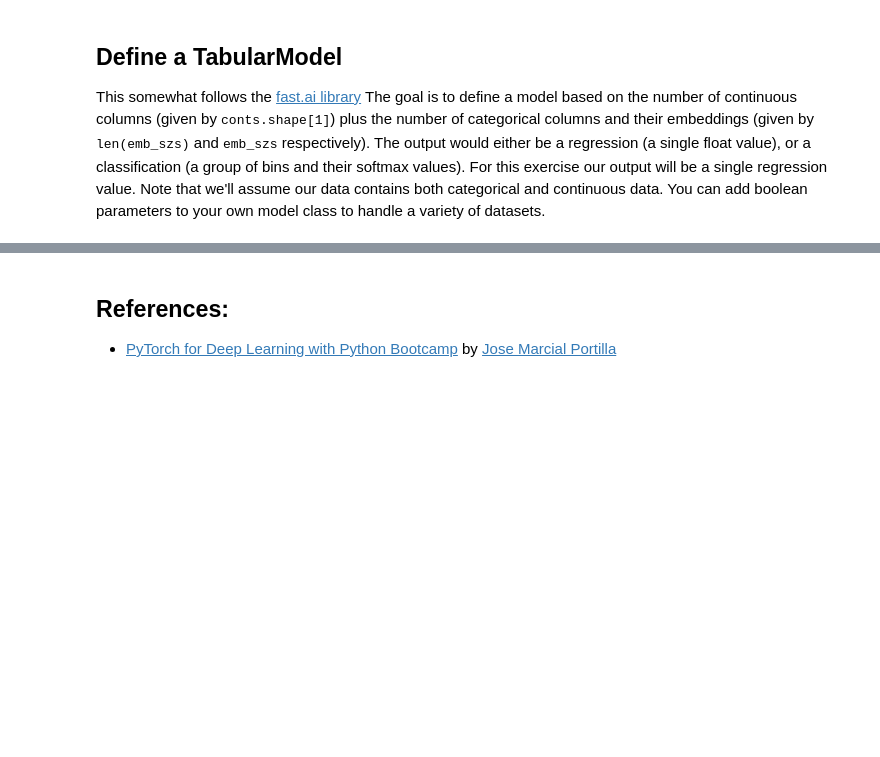
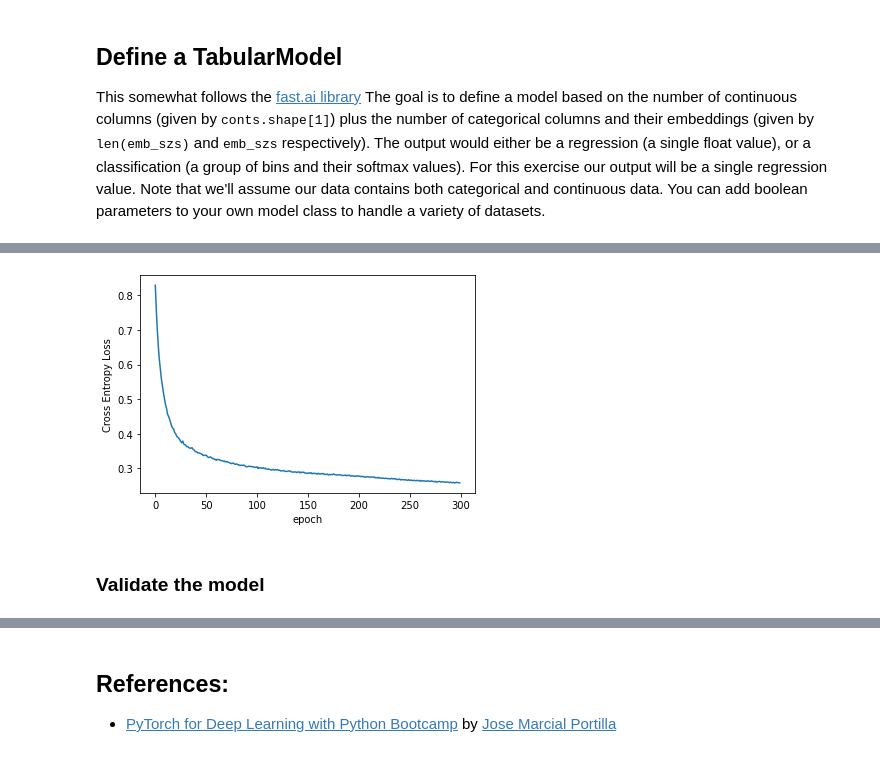
Before and after one commit to arminnorouzi/machine_learning_course_UofA_MECE610, a Jupyter notebook: L07_Deep_Learning_with_PyTorch/L07a_PyTorch_Intro/ANN_full_modeling_using_PyTorch.ipynb, the cells around one changed output, grey strips where cells are left out. Drawn from its saved outputs; the diff is of its cells as text; code cells hidden in the pictures; blank space fills up the shorter version.

```diff
--- a/L07_Deep_Learning_with_PyTorch/L07a_PyTorch_Intro/ANN_full_modeling_using_PyTorch.ipynb
+++ b/L07_Deep_Learning_with_PyTorch/L07a_PyTorch_Intro/ANN_full_modeling_using_PyTorch.ipynb
@@ -450,0 +645,3 @@ class TabularModel(nn.Module):
+# %%
+emb_szs = [(24, 12), (2, 1), (7, 4)]
+model2 = TabularModel(emb_szs, 6, 1, [200,100], p=0.4)
@@ -450,0 +730,3 @@ class TabularModel(nn.Module):
+# %%
+torch.manual_seed(33)
+model_classification = TabularModel(emb_szs, conts.shape[1], 2, [200,100], p=0.4) # out_sz = 2
@@ -450,0 +780,3 @@ class TabularModel(nn.Module):
+# %%
+criterion_classification = nn.CrossEntropyLoss()
+optimizer_classification = torch.optim.Adam(model_classification.parameters(), lr=0.001)
@@ -450,0 +785,23 @@ class TabularModel(nn.Module):
+# %%
+import time
+start_time = time.time()
+
+epochs = 300
+losses_classification = []
+
+for i in range(epochs):
+    i += 1
+    y_pred = model_classification(cat_train_classification, con_train_classification)
+    loss = criterion_classification(y_pred, y_train_classification)
+    losses_classification.append(loss.detach().numpy())
+
+    # a neat trick to save screen space:
+    if i % 25 == 1:
+        print(f'epoch: {i:3}  loss: {loss.item():10.8f}')
+
+    optimizer_classification.zero_grad()
+    loss.backward()
+    optimizer_classification.step()
+
+print(f'epoch: {i:3}  loss: {loss.item():10.8f}') # print the last line
+print(f'\nDuration: {time.time() - start_time:.0f} seconds') # print the time elapsed
@@ -450,0 +824,8 @@ class TabularModel(nn.Module):
+# %%
+plt.plot(range(epochs), losses_classification)
+plt.ylabel('Cross Entropy Loss')
+plt.xlabel('epoch');
+# %% [output]
+[figure, added]
+# %% [markdown]
+### Validate the model
```
Also changed, not shown: parts of 38 cells of this notebook, 1 other file.
